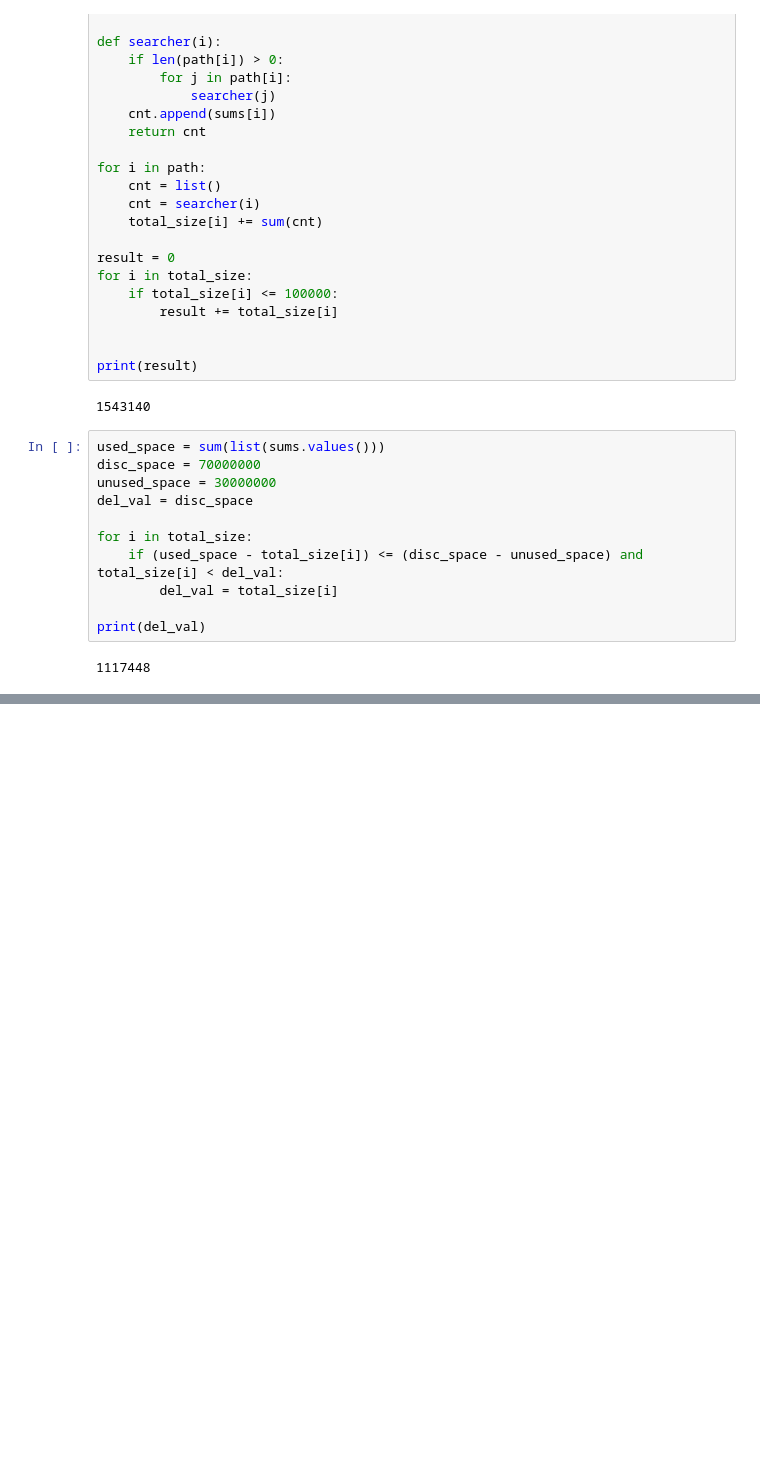
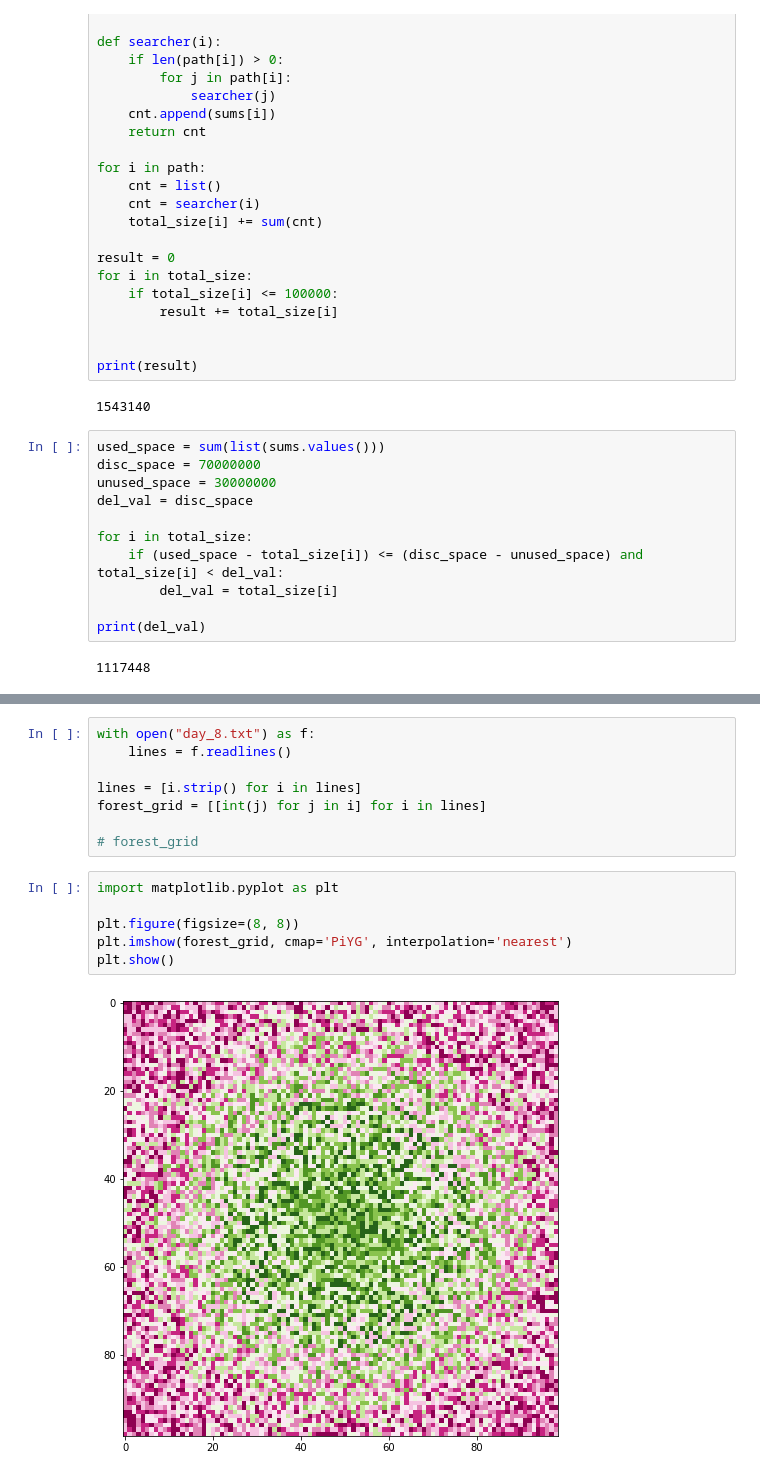
Before and after one commit to ilyinss/advent_of_code, a Jupyter notebook: 2022/2022.ipynb, the cells around one changed output, grey strips where cells are left out. Saved outputs shown, nothing was run; the diff lists cells and outputs as text; blank space fills up the shorter version.

```diff
--- a/2022.ipynb
+++ b/2022/2022.ipynb
@@ -3159,0 +3194,16 @@ print(del_val)
+# %%
+with open("day_8.txt") as f:
+    lines = f.readlines()
+
+lines = [i.strip() for i in lines]
+forest_grid = [[int(j) for j in i] for i in lines]
+
+# forest_grid
+# %%
+import matplotlib.pyplot as plt
+
+plt.figure(figsize=(8, 8))
+plt.imshow(forest_grid, cmap='PiYG', interpolation='nearest')
+plt.show()
+# %% [output]
+[figure, added]
```
Also changed, not shown: parts of 2 cells of this notebook, 8 other files.
